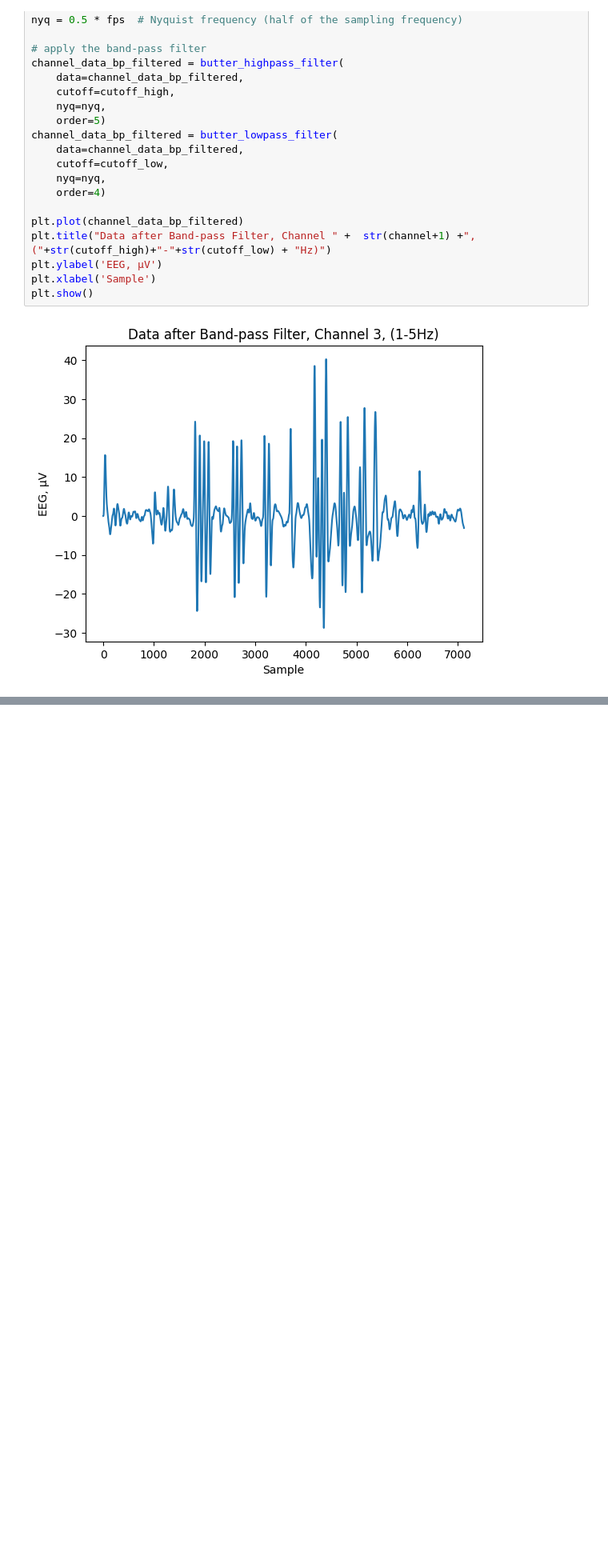
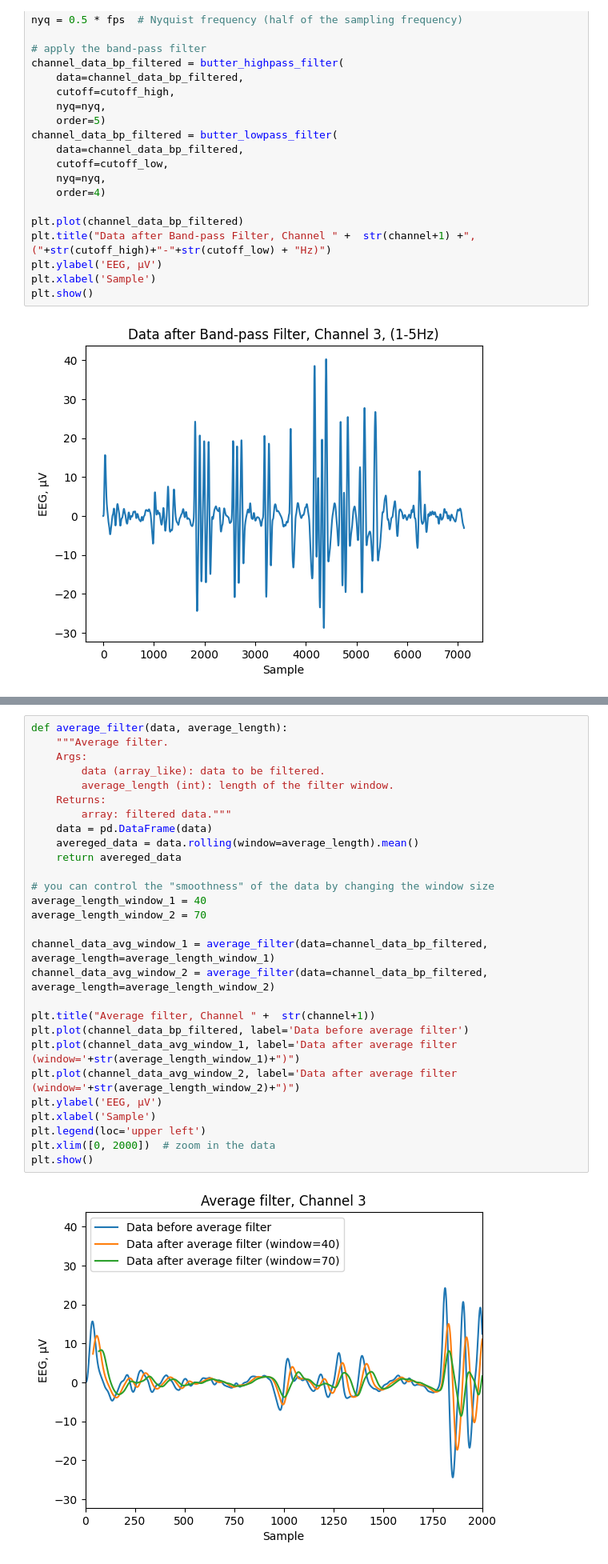
Before and after one commit to parvanehyaghoubi/NeuroWave, a Jupyter notebook: smoothing_filters.ipynb, the cells around one changed output, grey strips where cells are left out. Shown at 80% size. Saved outputs shown, nothing was run; the diff lists cells and outputs as text; blank space fills up the shorter version.

Commit message:
add average filter

```diff
--- a/smoothing_filters.ipynb
+++ b/smoothing_filters.ipynb
@@ -90,0 +113,30 @@ plt.show()
+# %%
+def average_filter(data, average_length):
+    """Average filter.
+    Args:
+        data (array_like): data to be filtered.
+        average_length (int): length of the filter window.
+    Returns:
+        array: filtered data."""
+    data = pd.DataFrame(data)
+    avereged_data = data.rolling(window=average_length).mean()
+    return avereged_data
+
+# you can control the "smoothness" of the data by changing the window size
+average_length_window_1 = 40
+average_length_window_2 = 70
+
+channel_data_avg_window_1 = average_filter(data=channel_data_bp_filtered, average_length=average_length_window_1)
+channel_data_avg_window_2 = average_filter(data=channel_data_bp_filtered, average_length=average_length_window_2)
+
+plt.title("Average filter, Channel " +  str(channel+1))
+plt.plot(channel_data_bp_filtered, label='Data before average filter')
+plt.plot(channel_data_avg_window_1, label='Data after average filter (window='+str(average_length_window_1)+")")
+plt.plot(channel_data_avg_window_2, label='Data after average filter (window='+str(average_length_window_2)+")")
+plt.ylabel('EEG, µV')
+plt.xlabel('Sample')
+plt.legend(loc='upper left')
+plt.xlim([0, 2000])  # zoom in the data
+plt.show()
+# %% [output]
+[figure, added]
```
Also changed, not shown: parts of 1 cell of this notebook.
